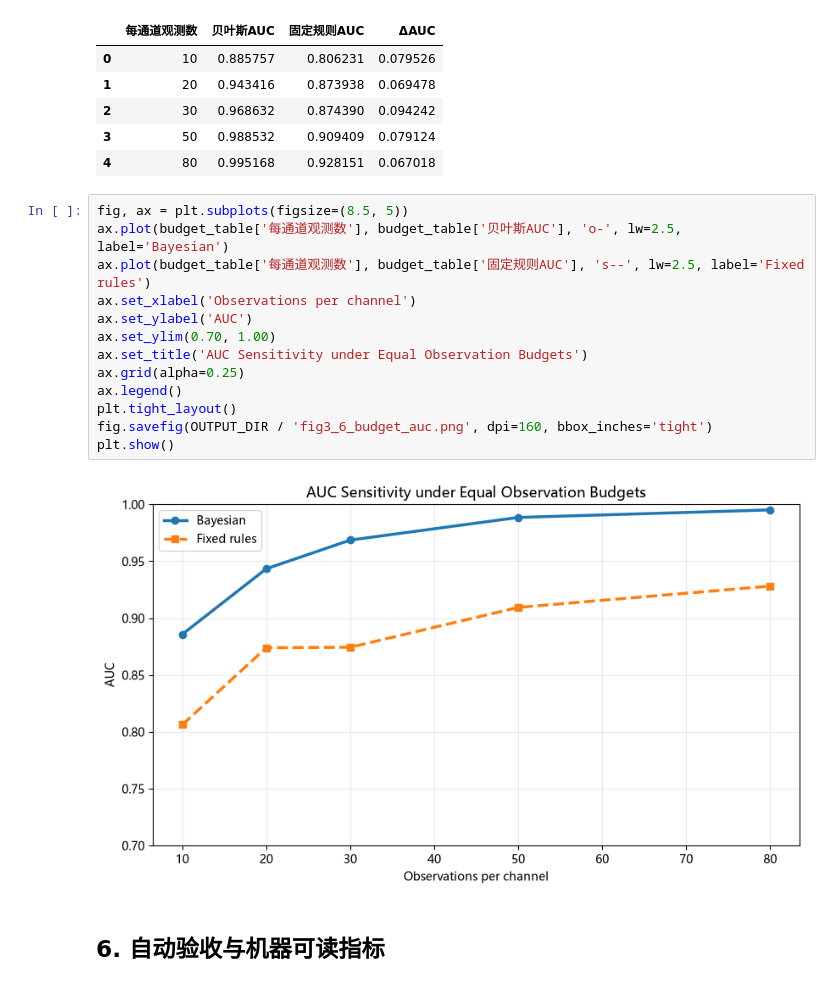
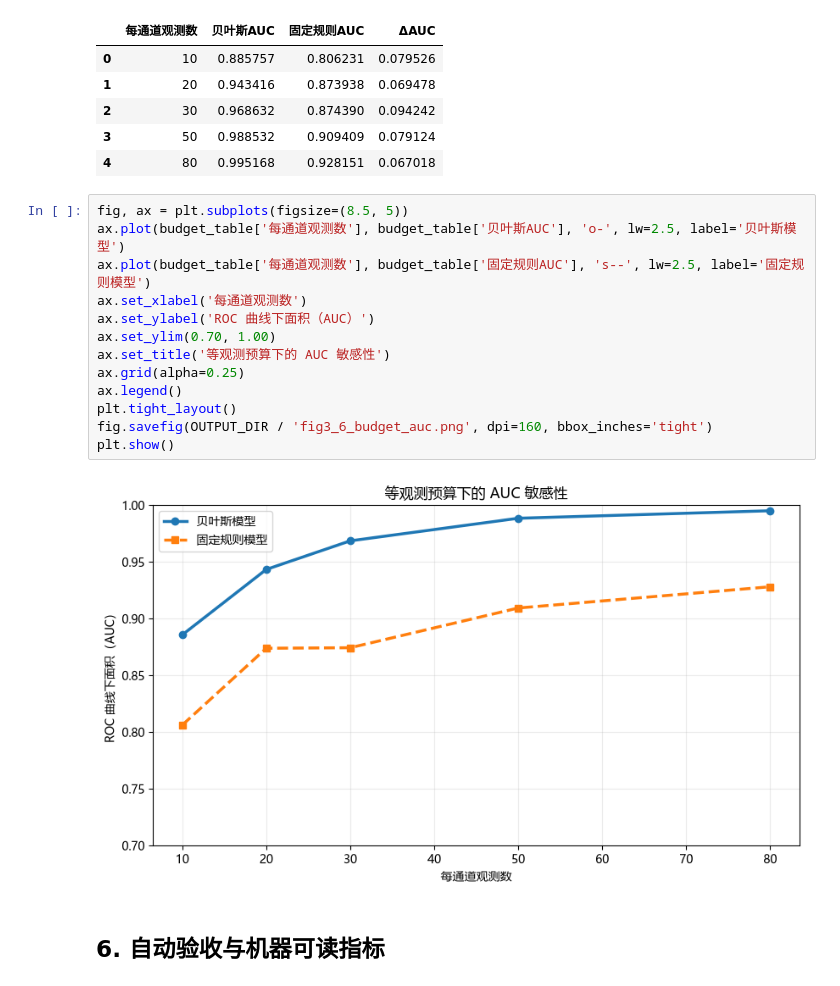
Before and after one commit to wxyrc5/cuas-ontology-demo, a Jupyter notebook: 05_Notebook与数据/验证输出/最新执行/notebook_03_bayesian_adaptive_executed.ipynb, the cells around one changed output. Saved outputs shown, nothing was run; the diff lists cells and outputs as text.

```diff
--- a/05_Notebook与数据/验证输出/最新执行/notebook_03_bayesian_adaptive_executed.ipynb
+++ b/05_Notebook与数据/验证输出/最新执行/notebook_03_bayesian_adaptive_executed.ipynb
@@ -280,19 +279,19 @@ budget_table
 | 4 | 80 | 0.995168 | 0.928151 | 0.067018 |
 # %%
 fig, ax = plt.subplots(figsize=(8.5, 5))
-ax.plot(budget_table['每通道观测数'], budget_table['贝叶斯AUC'], 'o-', lw=2.5, label='Bayesian')
-ax.plot(budget_table['每通道观测数'], budget_table['固定规则AUC'], 's--', lw=2.5, label='Fixed rules')
-ax.set_xlabel('Observations per channel')
-ax.set_ylabel('AUC')
+ax.plot(budget_table['每通道观测数'], budget_table['贝叶斯AUC'], 'o-', lw=2.5, label='贝叶斯模型')
+ax.plot(budget_table['每通道观测数'], budget_table['固定规则AUC'], 's--', lw=2.5, label='固定规则模型')
+ax.set_xlabel('每通道观测数')
+ax.set_ylabel('ROC 曲线下面积（AUC）')
 ax.set_ylim(0.70, 1.00)
-ax.set_title('AUC Sensitivity under Equal Observation Budgets')
+ax.set_title('等观测预算下的 AUC 敏感性')
 ax.grid(alpha=0.25)
 ax.legend()
 plt.tight_layout()
 fig.savefig(OUTPUT_DIR / 'fig3_6_budget_auc.png', dpi=160, bbox_inches='tight')
 plt.show()
 # %% [output]
-[figure, old version]
+[figure, new version]
 # %% [markdown]
 ## 6. 自动验收与机器可读指标
 # %%
```
Also changed, not shown: parts of 6 cells of this notebook, 45 other files.
